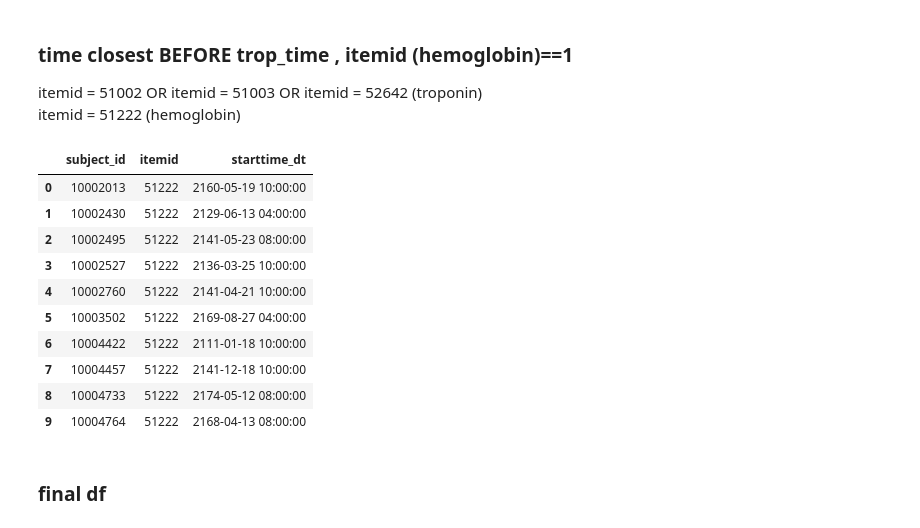
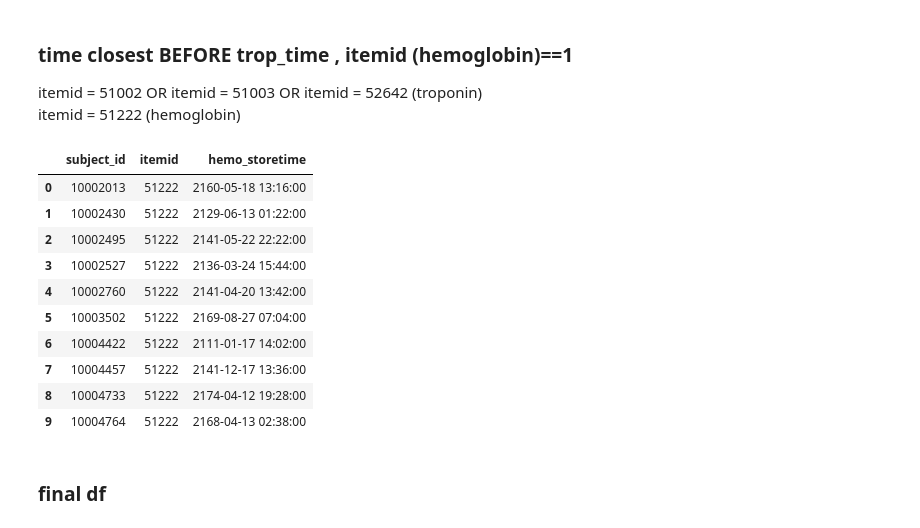
Before and after one commit to doscsy12/shade_22, a Jupyter notebook: datathon22_EDA_sy.ipynb, the cells around one changed output. Cells and saved outputs as stored; diff of their text form; code cells hidden in the pictures.

```diff
--- a/datathon22_EDA_sy.ipynb
+++ b/datathon22_EDA_sy.ipynb
@@ -689,20 +691,21 @@ trop_inc_df.groupby('subject_id').first().reset_index()
 itemid = 51002 OR itemid = 51003 OR itemid = 52642 (troponin)
 <br> itemid = 51222 (hemoglobin)
 # %%
-hemo_charttime_df = df[df['itemid']==51222].sort_values(by=['subject_id','starttime_dt']).groupby(by='subject_id').first().reset_index()[['subject_id','itemid','starttime_dt']]
+hemo_charttime_df = df[df['itemid']==51222].sort_values(by=['subject_id','storetime_dt']).groupby(by='subject_id').first().reset_index()[['subject_id','itemid','storetime_dt']]
+hemo_charttime_df.rename(columns={'storetime_dt': 'hemo_storetime'},inplace=True)
 hemo_charttime_df.head(10)
 # %% [output]
-|  | subject_id | itemid | starttime_dt |
-| 0 | 10002013 | 51222 | 2160-05-19 10:00:00 |
-| 1 | 10002430 | 51222 | 2129-06-13 04:00:00 |
-| 2 | 10002495 | 51222 | 2141-05-23 08:00:00 |
-| 3 | 10002527 | 51222 | 2136-03-25 10:00:00 |
-| 4 | 10002760 | 51222 | 2141-04-21 10:00:00 |
-| 5 | 10003502 | 51222 | 2169-08-27 04:00:00 |
-| 6 | 10004422 | 51222 | 2111-01-18 10:00:00 |
-| 7 | 10004457 | 51222 | 2141-12-18 10:00:00 |
-| 8 | 10004733 | 51222 | 2174-05-12 08:00:00 |
-| 9 | 10004764 | 51222 | 2168-04-13 08:00:00 |
+|  | subject_id | itemid | hemo_storetime |
+| 0 | 10002013 | 51222 | 2160-05-18 13:16:00 |
+| 1 | 10002430 | 51222 | 2129-06-13 01:22:00 |
+| 2 | 10002495 | 51222 | 2141-05-22 22:22:00 |
+| 3 | 10002527 | 51222 | 2136-03-24 15:44:00 |
+| 4 | 10002760 | 51222 | 2141-04-20 13:42:00 |
+| 5 | 10003502 | 51222 | 2169-08-27 07:04:00 |
+| 6 | 10004422 | 51222 | 2111-01-17 14:02:00 |
+| 7 | 10004457 | 51222 | 2141-12-17 13:36:00 |
+| 8 | 10004733 | 51222 | 2174-04-12 19:28:00 |
+| 9 | 10004764 | 51222 | 2168-04-13 02:38:00 |
 # %% [markdown]
 ### final df
 # %%
```
Also changed, not shown: parts of 13 cells of this notebook.
